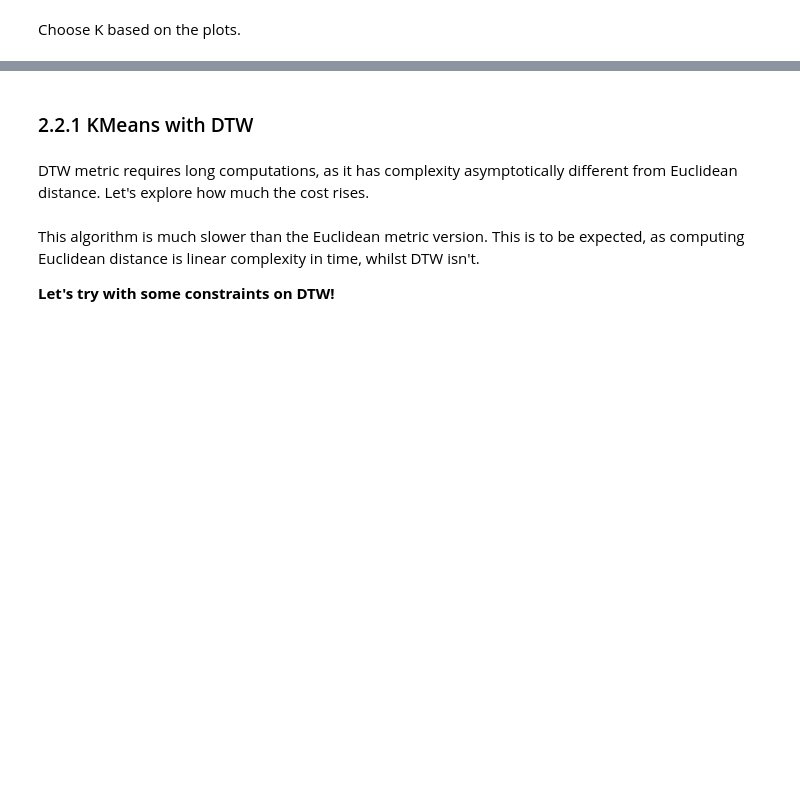
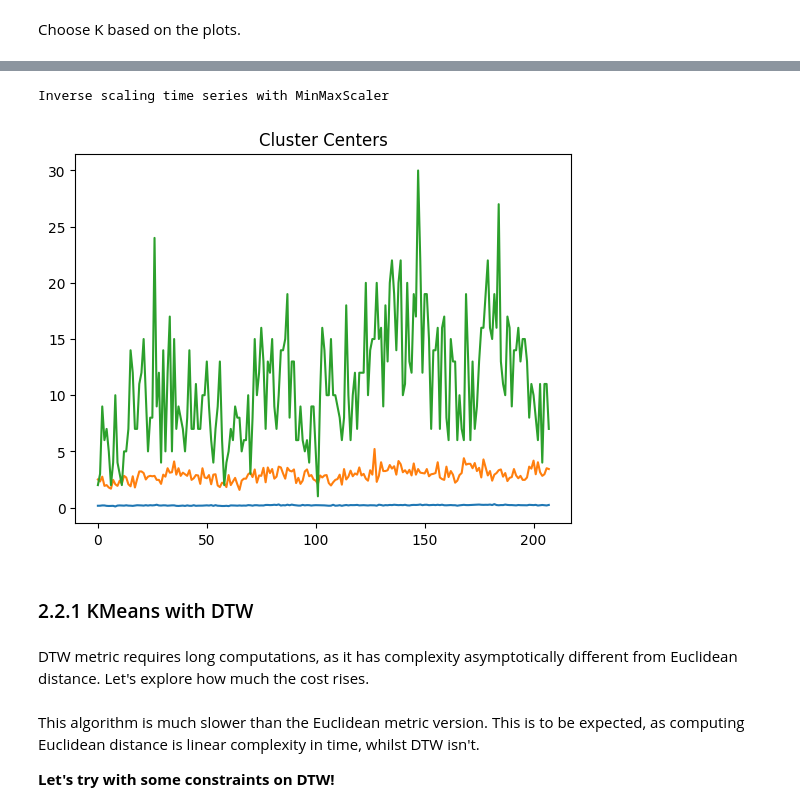
Before and after one commit to biancaziliotto/DataMiningProject, a Jupyter notebook: 4_TSAnalysis.ipynb, the cells around one changed output, grey strips where cells are left out. Cells and saved outputs as stored; diff of their text form; code cells hidden in the pictures; blank space fills up the shorter version.

Commit message:
Added the minmax scaler class

```diff
--- a/4_TSAnalysis.ipynb
+++ b/4_TSAnalysis.ipynb
@@ -240,5 +352,5 @@ This is because usually one would like to do amplitude scaling on the dataset (e
 # %% [markdown]
 ## 2.1 Generate time series
 # %%
-ts_dataset, cities = generate_time_series_dataset(dataset, task = 'task1', scaling = 'minmax_global')
+ts_dataset, cities = generate_time_series_dataset(dataset, task = 'task1')
 ts_dataset.shape
@@ -246,0 +359,16 @@ X = ts_dataset
+# %%
+scaler_minmax = MinMaxScaler()
+scaler_zscore = TimeSeriesScalerMeanVariance()
+scaler_minmax_independent = TimeSeriesScalerMinMax()
+
+ts_dataset_minmax = scaler_minmax.fit_transform(ts_dataset)
+ts_dataset_zscore = scaler_zscore.fit_transform(ts_dataset)
+ts_dataset_minmax_independent = scaler_minmax_independent.fit_transform(ts_dataset)
+
+print('Minmax scaled dataset shape:', ts_dataset_minmax.shape)
+print('Zscore scaled dataset shape:', ts_dataset_zscore.shape)
+print('Minmax independent scaled dataset shape:', ts_dataset_minmax_independent.shape)
+print()
+print('Shapes of minmax scaled dataset modified for compatibility with tslearn:')
+ts_dataset_minmax = np.expand_dims(ts_dataset_minmax, axis=2)
+print('Minmax scaled dataset shape:', ts_dataset_minmax.shape)
@@ -247,3 +385,6 @@ X = ts_dataset
+# %%
+scaler = scaler_minmax
+X = ts_dataset_minmax
 # %%
 plt.figure(figsize=(15, 5))
 for i in range(4):
@@ -321,7 +490,13 @@ km.fit(X)
+# %%
+km_centers = scaler.inverse_transform(km.cluster_centers_)
+# %% [output]
+Inverse scaling time series with MinMaxScaler
 # %%
-plt.plot(km.cluster_centers_.reshape(n_clusters, X.shape[1]).T)
+plt.plot(km_centers.reshape(n_clusters, X.shape[1]).T)
 plt.title("Cluster Centers")
 plt.show()
+# %% [output]
+[figure, added]
 # %% [markdown]
 ### 2.2.1 KMeans with DTW
 # %% [markdown]
```
Also changed, not shown: parts of 22 cells of this notebook.
